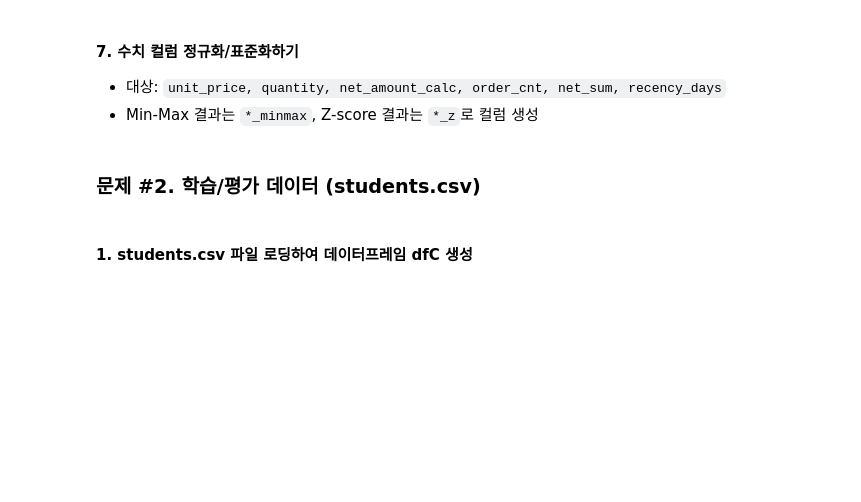
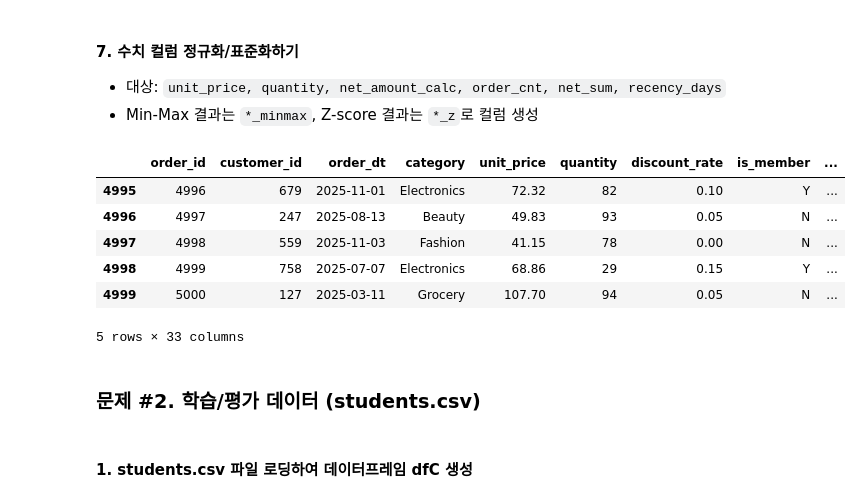
Before and after one commit to dkdkdk606/national_Defense, a Jupyter notebook: 04_pandas/2.문제/pandas_06_데이터파악과조작_연습문제4_데이터변환.ipynb, the cells around one changed output. Drawn from its saved outputs; the diff is of its cells as text; code cells hidden in the pictures; blank space fills up the shorter version.

```diff
--- a/04_pandas/2.문제/pandas_06_데이터파악과조작_연습문제4_데이터변환.ipynb
+++ b/04_pandas/2.문제/pandas_06_데이터파악과조작_연습문제4_데이터변환.ipynb
@@ -208,3 +281,13 @@ dfA_clean.head()
+# %%
+dfA_clean.tail()
+# %% [output]
+|  | order_id | customer_id | order_dt | category | unit_price | quantity | discount_rate | is_member | ... |
+| 4995 | 4996 | 679 | 2025-11-01 | Electronics | 72.32 | 82 | 0.10 | Y | ... |
+| 4996 | 4997 | 247 | 2025-08-13 | Beauty | 49.83 | 93 | 0.05 | N | ... |
+| 4997 | 4998 | 559 | 2025-11-03 | Fashion | 41.15 | 78 | 0.00 | N | ... |
+| 4998 | 4999 | 758 | 2025-07-07 | Electronics | 68.86 | 29 | 0.15 | Y | ... |
+| 4999 | 5000 | 127 | 2025-03-11 | Grocery | 107.70 | 94 | 0.05 | N | ... |
+5 rows × 33 columns
 # %% [markdown]
 ### 문제 #2. 학습/평가 데이터 (students.csv)
 # %% [markdown]
```
Also changed, not shown: parts of 15 cells of this notebook, 18 other files.
